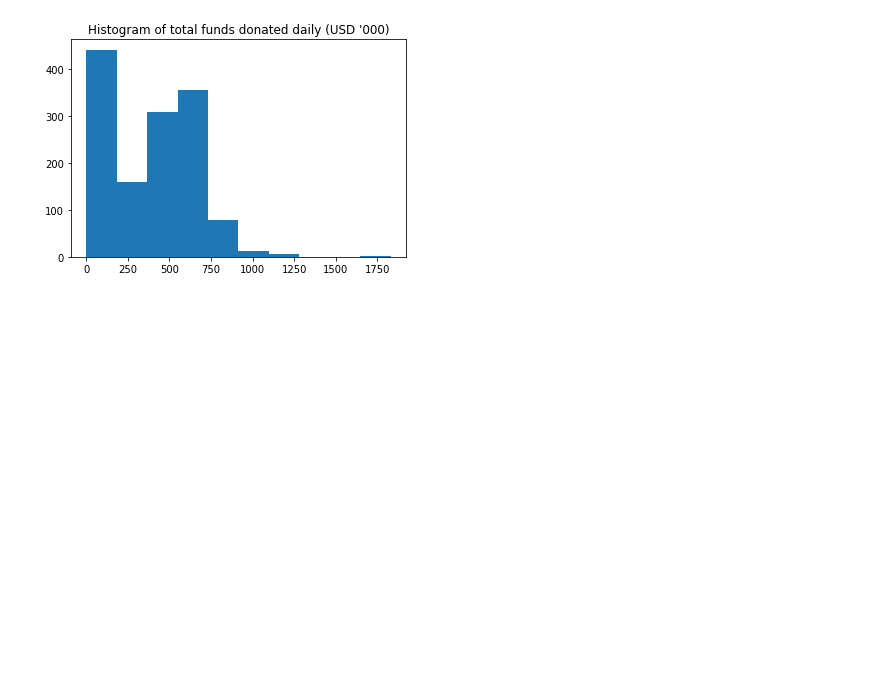
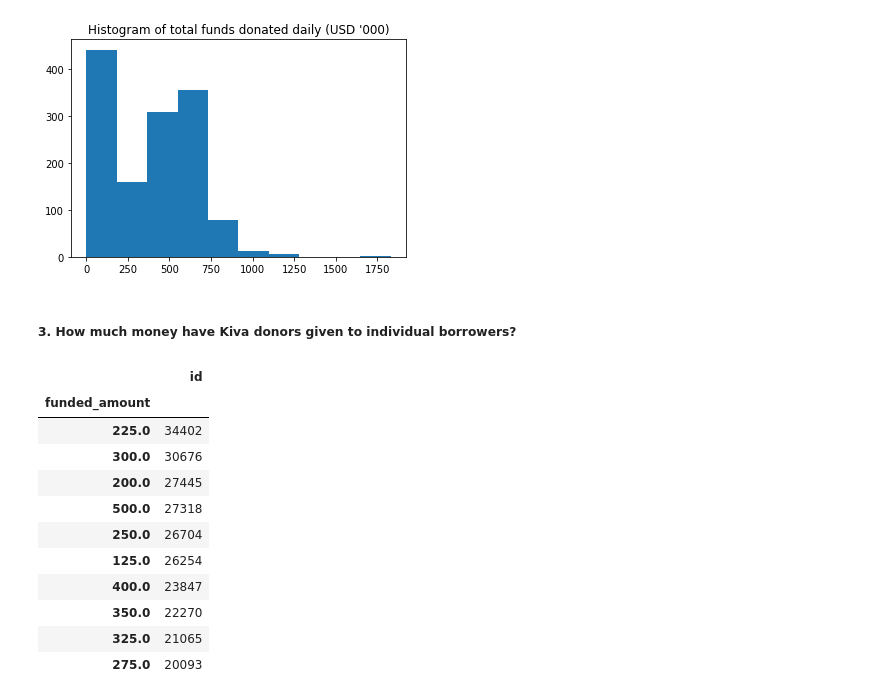
Before and after one commit to masterpython4ds/assignment-1-CeeThinwa, a Jupyter notebook: KIVA Analysis.ipynb, the cells around one changed output. Cells and saved outputs as stored; diff of their text form; code cells hidden in the pictures; blank space fills up the shorter version.

```diff
--- a/KIVA Analysis.ipynb
+++ b/KIVA Analysis.ipynb
@@ -291,4 +291,23 @@ Name: funded_amount, dtype: float64
 0    51.275
 dtype: float64
 [figure]
+# %% [markdown]
+##### 3. How much money have Kiva donors given to individual borrowers?
+# %%
+borrower_count = pd.pivot_table(loan_data, values='id', index=['funded_amount'], aggfunc='count')
+borrower_count = borrower_count.sort_values(by=['id'], ascending=False)
+borrower_count.head(10)
+# %% [output]
+|  | id |
+| funded_amount |  |
+| 225.0 | 34402 |
+| 300.0 | 30676 |
+| 200.0 | 27445 |
+| 500.0 | 27318 |
+| 250.0 | 26704 |
+| 125.0 | 26254 |
+| 400.0 | 23847 |
+| 350.0 | 22270 |
+| 325.0 | 21065 |
+| 275.0 | 20093 |
 # %%
```
Also changed, not shown: parts of 7 cells of this notebook.
